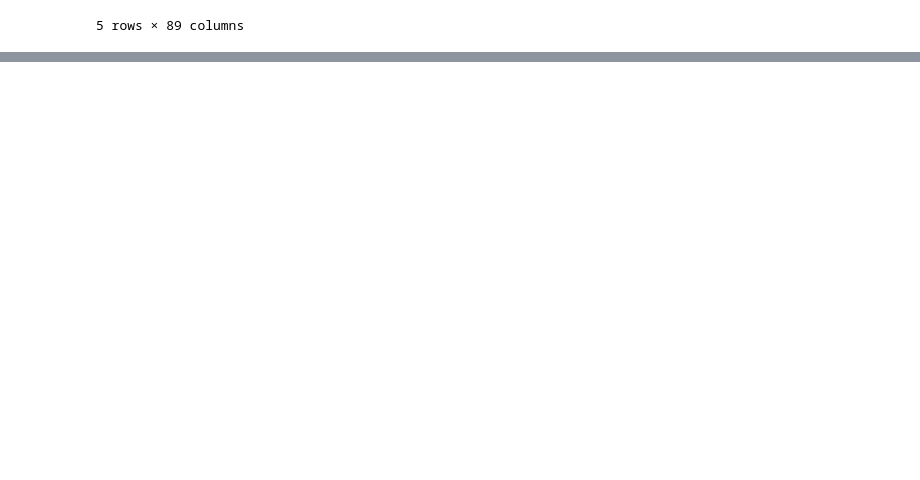
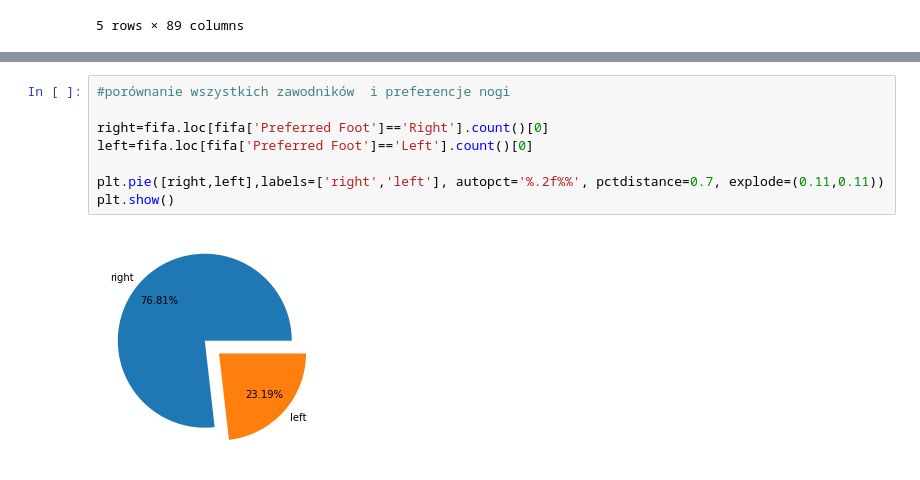
Before and after one commit to Patmik/CV, a Jupyter notebook: Fifa/Analiza fifa.ipynb, the cells around one changed output, grey strips where cells are left out. Drawn from its saved outputs; the diff is of its cells as text; blank space fills up the shorter version.

```diff
--- a/Fifa/Analiza fifa.ipynb
+++ b/Fifa/Analiza fifa.ipynb
@@ -54,0 +170,10 @@ Name: RB, Length: 18207, dtype: object
+# %%
+#porównanie wszystkich zawodników  i preferencje nogi
+
+right=fifa.loc[fifa['Preferred Foot']=='Right'].count()[0]
+left=fifa.loc[fifa['Preferred Foot']=='Left'].count()[0]
+
+plt.pie([right,left],labels=['right','left'], autopct='%.2f%%', pctdistance=0.7, explode=(0.11,0.11))
+plt.show()
+# %% [output]
+[figure, added]
```
Also changed, not shown: parts of 14 cells of this notebook, 1 other file.
